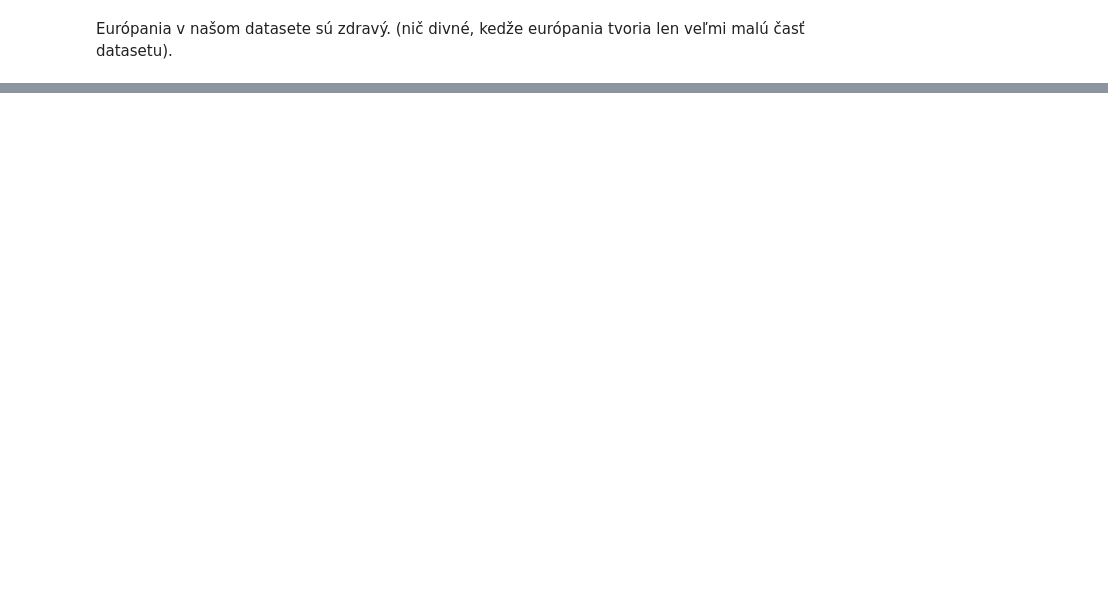
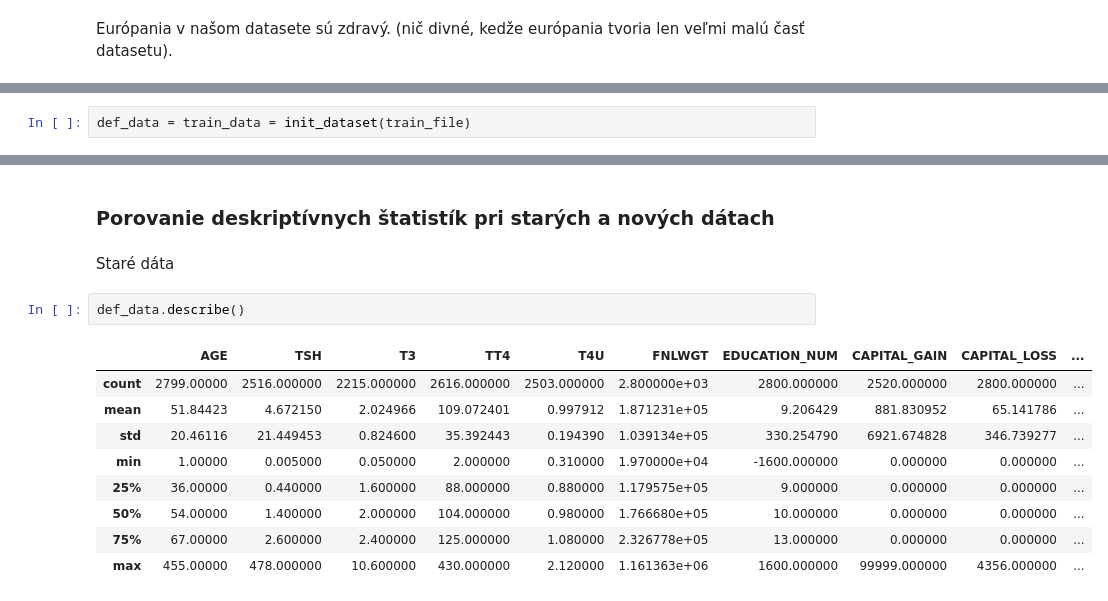
Before and after one commit to PeterJurkacek/IAU_2018_Jurkacek_Vyskoc, a Jupyter notebook: Jurkacek_Vyskoc_predspracovanie.ipynb, the cells around one changed output, grey strips where cells are left out. Saved outputs shown, nothing was run; the diff lists cells and outputs as text; blank space fills up the shorter version.

```diff
--- a/Jurkacek_Vyskoc_predspracovanie.ipynb
+++ b/Jurkacek_Vyskoc_predspracovanie.ipynb
@@ -1244,0 +1483,2 @@ df['CLASS'].value_counts()
+# %%
+def_data = train_data = init_dataset(train_file)
@@ -1244,0 +1537,16 @@ df['CLASS'].value_counts()
+# %% [markdown]
+### Porovanie deskriptívnych štatistík pri starých a nových dátach
+# %% [markdown]
+Staré dáta
+# %%
+def_data.describe()
+# %% [output]
+|  | AGE | TSH | T3 | TT4 | T4U | FNLWGT | EDUCATION_NUM | CAPITAL_GAIN | CAPITAL_LOSS | ... |
+| count | 2799.00000 | 2516.000000 | 2215.000000 | 2616.000000 | 2503.000000 | 2.800000e+03 | 2800.000000 | 2520.000000 | 2800.000000 | ... |
+| mean | 51.84423 | 4.672150 | 2.024966 | 109.072401 | 0.997912 | 1.871231e+05 | 9.206429 | 881.830952 | 65.141786 | ... |
+| std | 20.46116 | 21.449453 | 0.824600 | 35.392443 | 0.194390 | 1.039134e+05 | 330.254790 | 6921.674828 | 346.739277 | ... |
+| min | 1.00000 | 0.005000 | 0.050000 | 2.000000 | 0.310000 | 1.970000e+04 | -1600.000000 | 0.000000 | 0.000000 | ... |
+| 25% | 36.00000 | 0.440000 | 1.600000 | 88.000000 | 0.880000 | 1.179575e+05 | 9.000000 | 0.000000 | 0.000000 | ... |
+| 50% | 54.00000 | 1.400000 | 2.000000 | 104.000000 | 0.980000 | 1.766680e+05 | 10.000000 | 0.000000 | 0.000000 | ... |
+| 75% | 67.00000 | 2.600000 | 2.400000 | 125.000000 | 1.080000 | 2.326778e+05 | 13.000000 | 0.000000 | 0.000000 | ... |
+| max | 455.00000 | 478.000000 | 10.600000 | 430.000000 | 2.120000 | 1.161363e+06 | 1600.000000 | 99999.000000 | 4356.000000 | ... |
```
Also changed, not shown: parts of 116 cells of this notebook, 8 other files.
